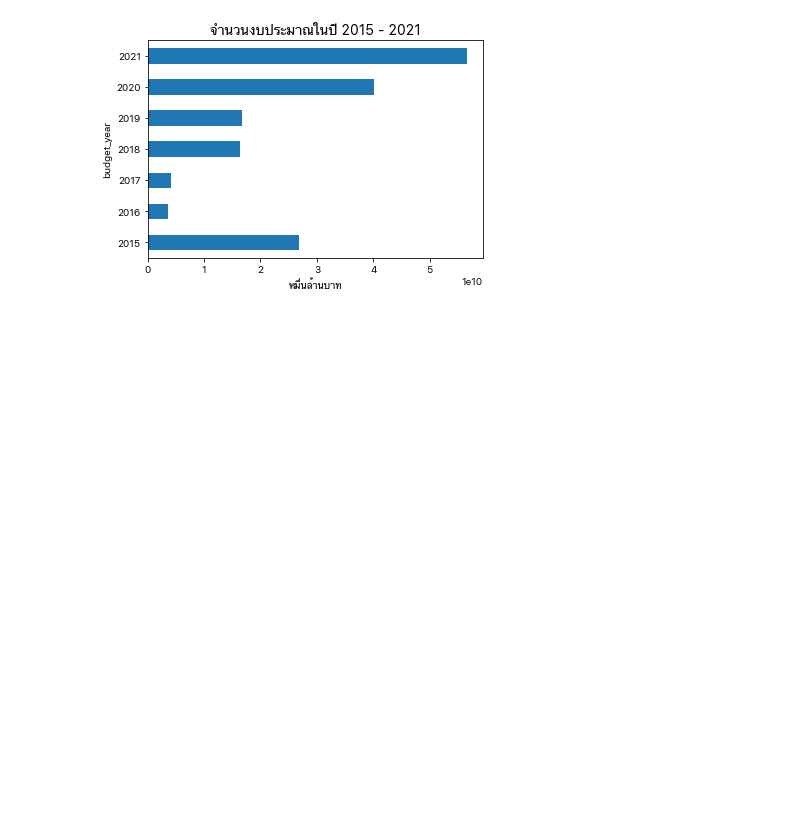
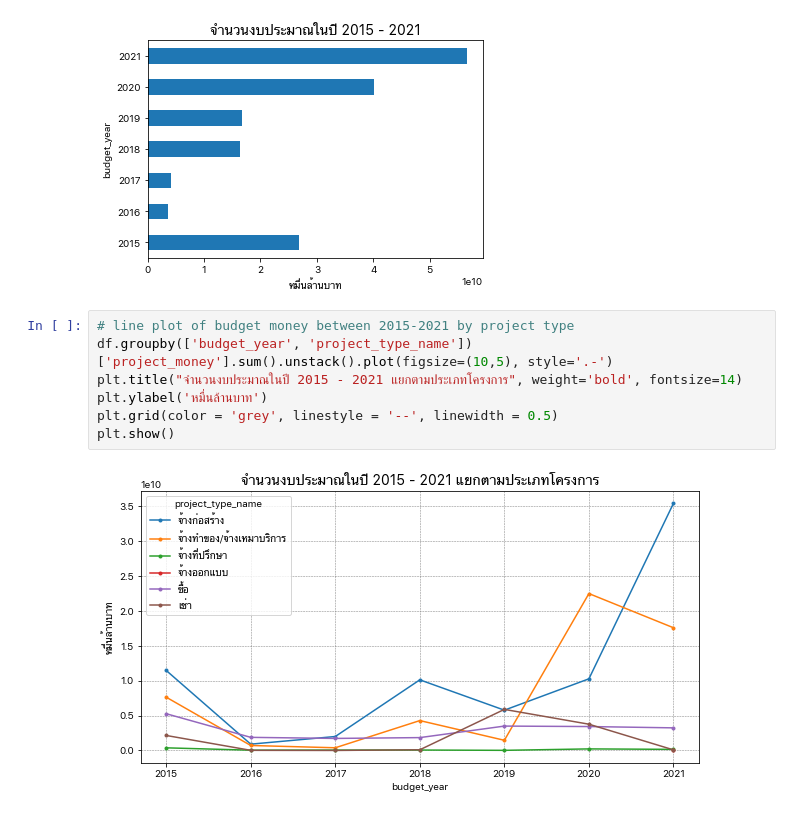
Before and after one commit to tunlaton11/DS4Biz_Assignment, a Jupyter notebook: DS4Biz_Assignment1_63070224.ipynb, the cells around one changed output. Cells and saved outputs as stored; diff of their text form; blank space fills up the shorter version.

```diff
--- a/DS4Biz_Assignment1_63070224.ipynb
+++ b/DS4Biz_Assignment1_63070224.ipynb
@@ -272,5 +296,14 @@ plt.xlabel('หมื่นล้านบาท')
 plt.show()
 # %% [output]
 [figure]
+# %%
+# line plot of budget money between 2015-2021 by project type
+df.groupby(['budget_year', 'project_type_name'])['project_money'].sum().unstack().plot(figsize=(10,5), style='.-')
+plt.title("จำนวนงบประมาณในปี 2015 - 2021 แยกตามประเภทโครงการ", weight='bold', fontsize=14)
+plt.ylabel('หมื่นล้านบาท')
+plt.grid(color = 'grey', linestyle = '--', linewidth = 0.5)
+plt.show()
+# %% [output]
+[figure, added]
 # %%
 # top 10 winner
```
Also changed, not shown: parts of 6 cells of this notebook.
